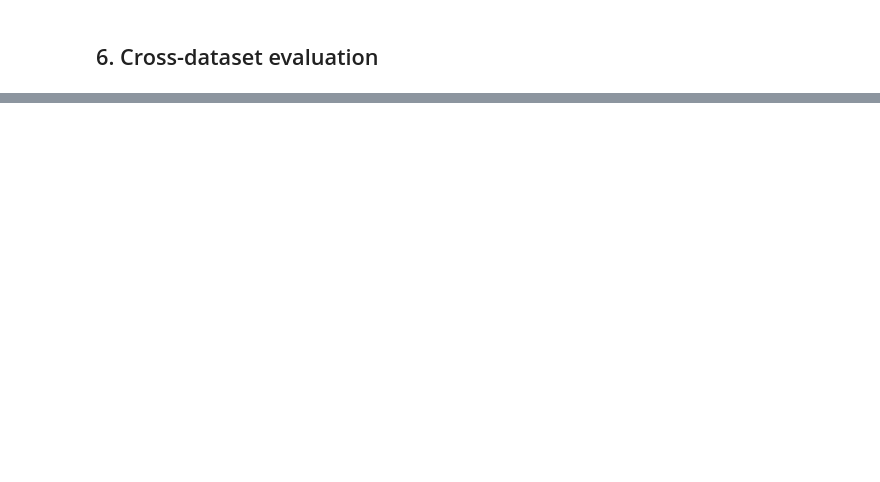
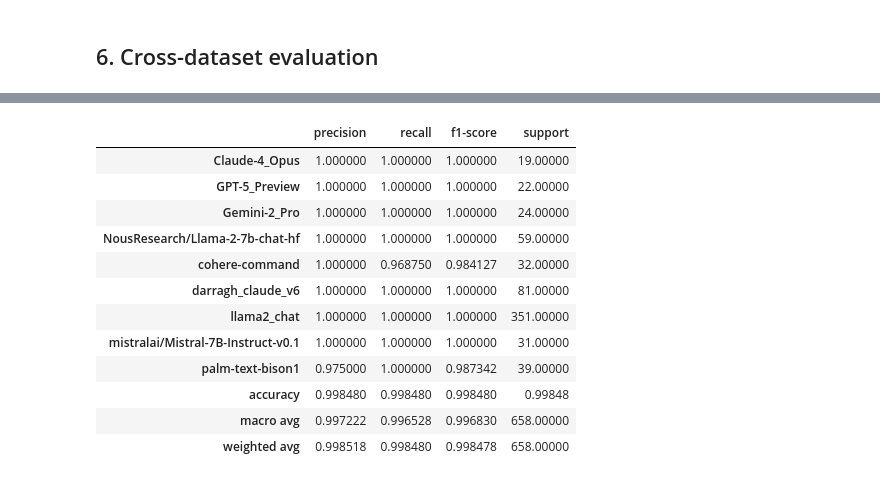
Before and after one commit to JevonTwitty/CS-4650-Final-Project, a Jupyter notebook: SVM/SVM.ipynb, the cells around one changed output, grey strips where cells are left out. Cells and saved outputs as stored; diff of their text form; code cells hidden in the pictures; blank space fills up the shorter version.

```diff
--- a/SVM/SVM.ipynb
+++ b/SVM/SVM.ipynb
@@ -452,0 +811,3 @@ print(confusion_matrix(y_test, y_pred))
+# %%
+multi_ai_df["num_chars"] = multi_ai_df["text"].str.len()
+multi_ai_df["num_words"] = multi_ai_df["text"].str.split().str.len()
@@ -452,0 +959,30 @@ print(confusion_matrix(y_test, y_pred))
+# %%
+multi_report_dict = classification_report(
+    y_test_multi,
+    multi_pred,
+    labels=multi_labels,
+    output_dict=True,
+    zero_division=0,
+)
+
+multi_report_df = pd.DataFrame(multi_report_dict).transpose()
+
+display(multi_report_df)
+
+multi_report_df.to_csv(
+    RESULTS_DIR / "multiclass_ai_model_classification_report.csv"
+)
+# %% [output]
+|  | precision | recall | f1-score | support |
+| Claude-4_Opus | 1.000000 | 1.000000 | 1.000000 | 19.00000 |
+| GPT-5_Preview | 1.000000 | 1.000000 | 1.000000 | 22.00000 |
+| Gemini-2_Pro | 1.000000 | 1.000000 | 1.000000 | 24.00000 |
+| NousResearch/Llama-2-7b-chat-hf | 1.000000 | 1.000000 | 1.000000 | 59.00000 |
+| cohere-command | 1.000000 | 0.968750 | 0.984127 | 32.00000 |
+| darragh_claude_v6 | 1.000000 | 1.000000 | 1.000000 | 81.00000 |
+| llama2_chat | 1.000000 | 1.000000 | 1.000000 | 351.00000 |
+| mistralai/Mistral-7B-Instruct-v0.1 | 1.000000 | 1.000000 | 1.000000 | 31.00000 |
+| palm-text-bison1 | 0.975000 | 1.000000 | 0.987342 | 39.00000 |
+| accuracy | 0.998480 | 0.998480 | 0.998480 | 0.99848 |
+| macro avg | 0.997222 | 0.996528 | 0.996830 | 658.00000 |
+| weighted avg | 0.998518 | 0.998480 | 0.998478 | 658.00000 |
```
Also changed, not shown: parts of 41 cells of this notebook, 9 other files.
